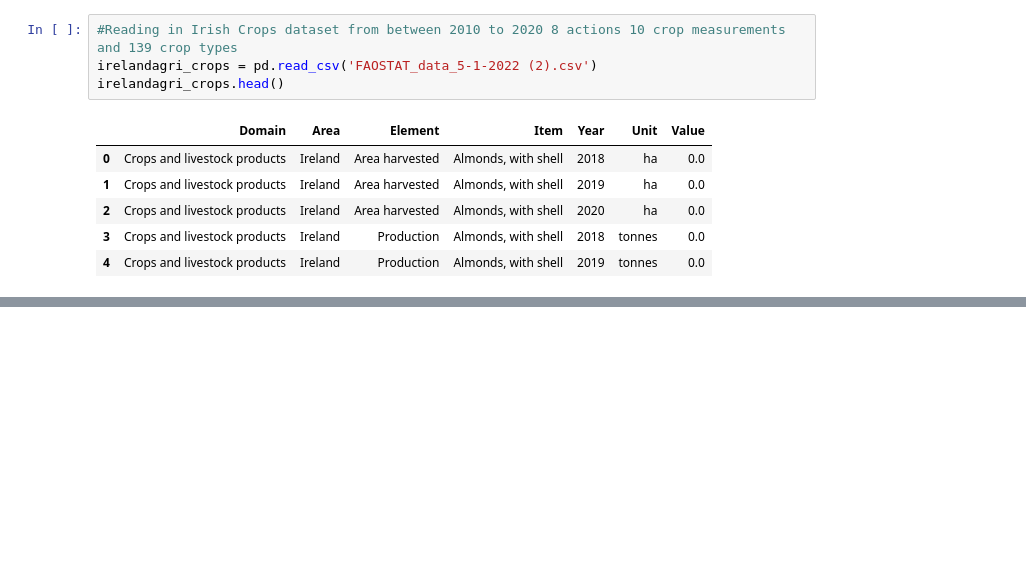
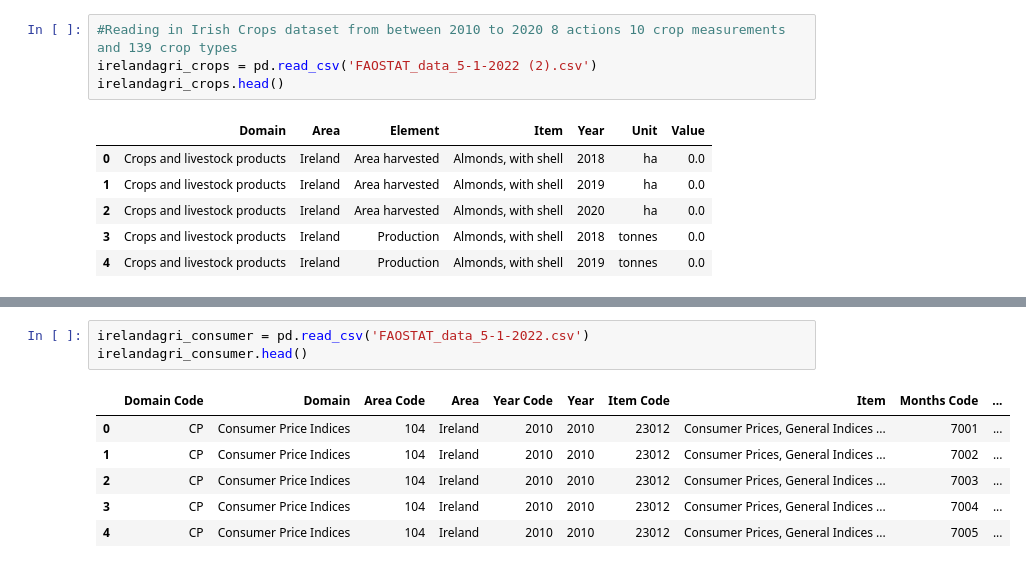
Before and after one commit to chrischukwuka2022/ca2-repo, a Jupyter notebook: CA2.Data_Analystic.ipynb, the cells around one changed output, grey strips where cells are left out. Drawn from its saved outputs; the diff is of its cells as text; blank space fills up the shorter version.

```diff
--- a/CA2.Data_Analystic.ipynb
+++ b/CA2.Data_Analystic.ipynb
@@ -75,0 +154,10 @@ irelandagri_crops.head()
+# %%
+irelandagri_consumer = pd.read_csv('FAOSTAT_data_5-1-2022.csv')
+irelandagri_consumer.head()
+# %% [output]
+|  | Domain Code | Domain | Area Code | Area | Year Code | Year | Item Code | Item | Months Code | ... |
+| 0 | CP | Consumer Price Indices | 104 | Ireland | 2010 | 2010 | 23012 | Consumer Prices, General Indices ... | 7001 | ... |
+| 1 | CP | Consumer Price Indices | 104 | Ireland | 2010 | 2010 | 23012 | Consumer Prices, General Indices ... | 7002 | ... |
+| 2 | CP | Consumer Price Indices | 104 | Ireland | 2010 | 2010 | 23012 | Consumer Prices, General Indices ... | 7003 | ... |
+| 3 | CP | Consumer Price Indices | 104 | Ireland | 2010 | 2010 | 23012 | Consumer Prices, General Indices ... | 7004 | ... |
+| 4 | CP | Consumer Price Indices | 104 | Ireland | 2010 | 2010 | 23012 | Consumer Prices, General Indices ... | 7005 | ... |
```
Also changed, not shown: parts of 23 cells of this notebook.
